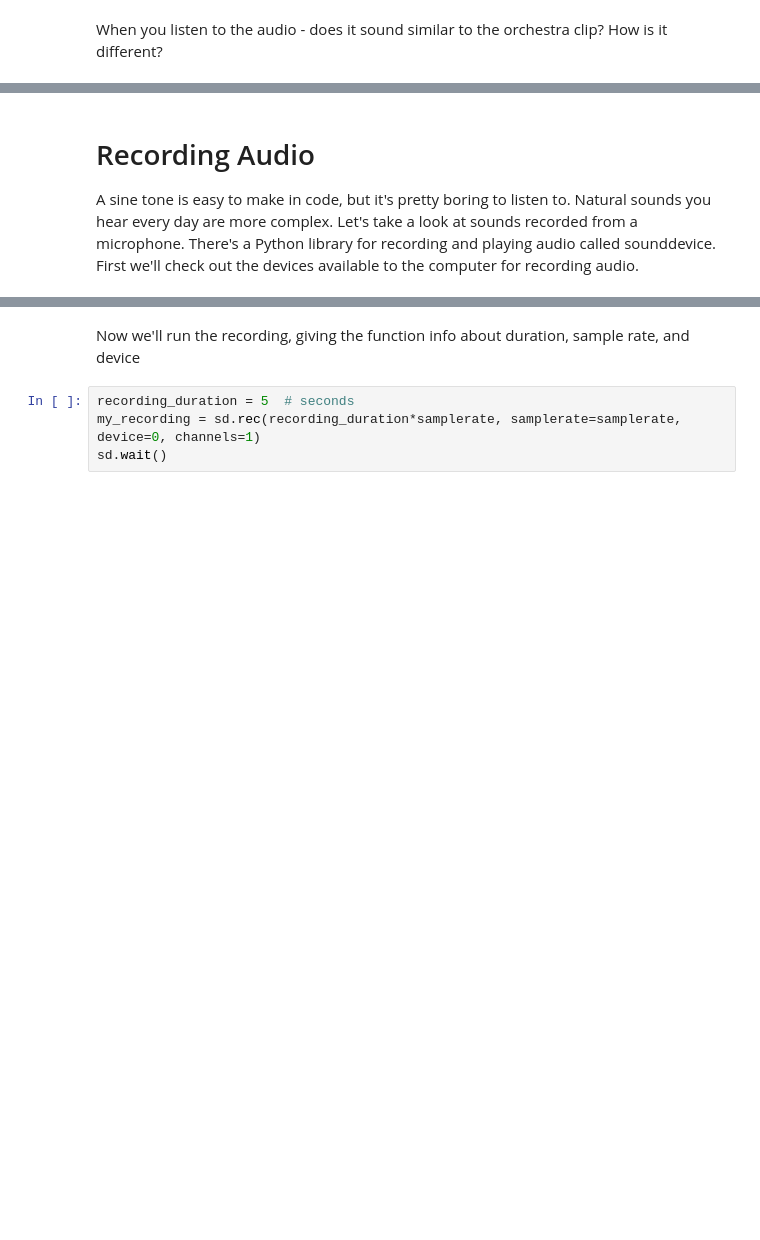
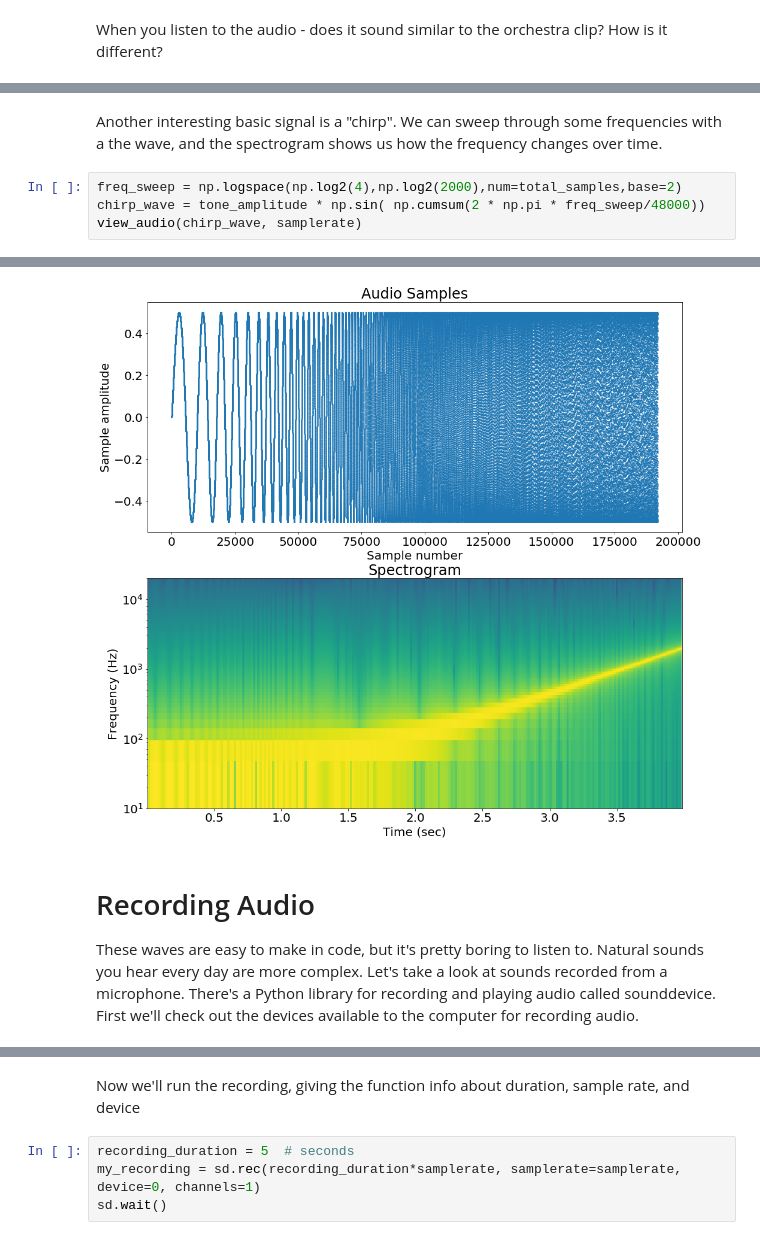
Before and after one commit to DolbyLaboratories/audio-code-demo, a Jupyter notebook: AudioDemo.ipynb, the cells around one changed output, grey strips where cells are left out. Saved outputs shown, nothing was run; the diff lists cells and outputs as text; blank space fills up the shorter version.

```diff
--- a/AudioDemo.ipynb
+++ b/AudioDemo.ipynb
@@ -88,0 +99,7 @@ view_audio(wave, samplerate, min_sample=0, max_sample=2048)
+# %% [markdown]
+Another interesting basic signal is a "chirp". We can sweep through some frequencies with a the wave, and the spectrogram shows us how the frequency changes over time.
+# %%
+freq_sweep = np.logspace(np.log2(4),np.log2(2000),num=total_samples,base=2)
+chirp_wave = tone_amplitude * np.sin( np.cumsum(2 * np.pi * freq_sweep/48000))
+view_audio(chirp_wave, samplerate)
+# %% [output]
@@ -89,7 +107,8 @@ view_audio(wave, samplerate, min_sample=0, max_sample=2048)
+[figure, added]
 # %% [markdown]
 <h1>Recording Audio</h1>
 
-A sine tone is easy to make in code, but it's pretty boring to listen to. Natural sounds you hear every day are more complex. Let's take a look at sounds recorded from a microphone. There's a Python library for recording and playing audio called sounddevice. First we'll check out the devices available to the computer for recording audio.
+These waves are easy to make in code, but it's pretty boring to listen to. Natural sounds you hear every day are more complex. Let's take a look at sounds recorded from a microphone. There's a Python library for recording and playing audio called sounddevice. First we'll check out the devices available to the computer for recording audio.
 # %%
 import sounddevice as sd
 print(sd.query_devices())
```
Also changed, not shown: parts of 8 cells of this notebook.
